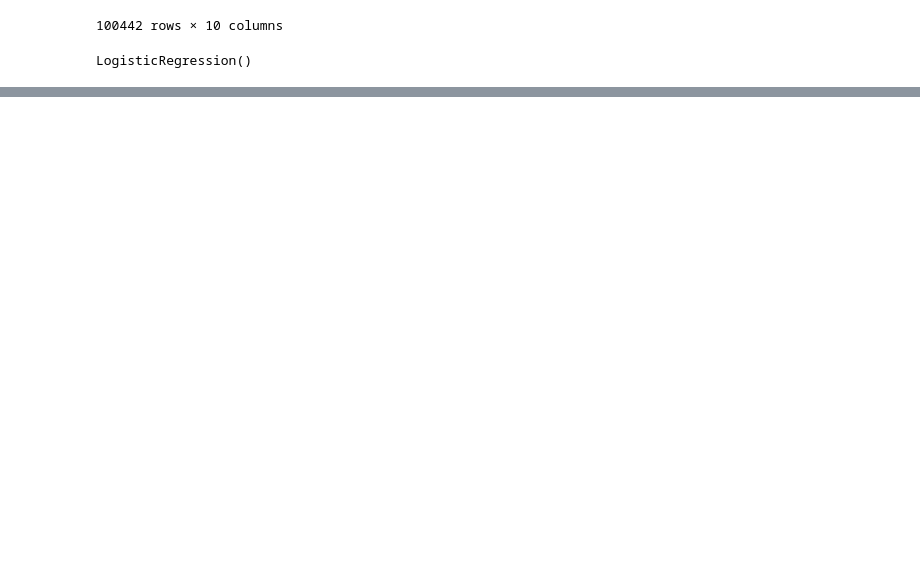
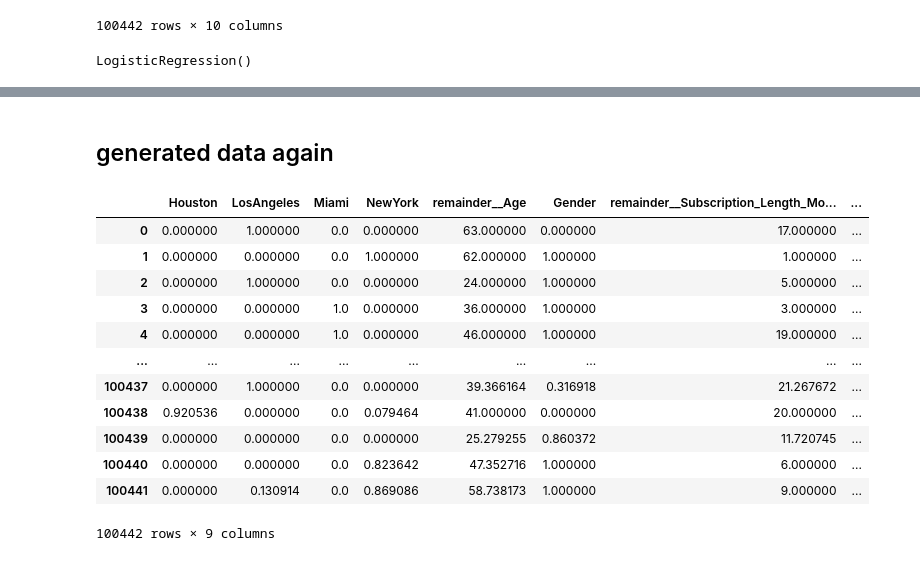
Before and after one commit to GyanPrakashkushwaha/Customer-Churn-Prediction, a Jupyter notebook: experiments/generate_data/smote.ipynb, the cells around one changed output, grey strips where cells are left out. Drawn from its saved outputs; the diff is of its cells as text; code cells hidden in the pictures; blank space fills up the shorter version.

```diff
--- a/experiments/generate_data/smote.ipynb
+++ b/experiments/generate_data/smote.ipynb
@@ -161,0 +202,20 @@ weighted avg       0.50      0.50      0.50     33146
+# %% [markdown]
+## generated data again
+# %%
+X,y= smte.fit_resample(X=df_SMOTE.drop(columns='Churn'),y=df_SMOTE['Churn'])
+# %%
+X
+# %% [output]
+|  | Houston | LosAngeles | Miami | NewYork | remainder__Age | Gender | remainder__Subscription_Length_Mo... | ... |
+| 0 | 0.000000 | 1.000000 | 0.0 | 0.000000 | 63.000000 | 0.000000 | 17.000000 | ... |
+| 1 | 0.000000 | 0.000000 | 0.0 | 1.000000 | 62.000000 | 1.000000 | 1.000000 | ... |
+| 2 | 0.000000 | 1.000000 | 0.0 | 0.000000 | 24.000000 | 1.000000 | 5.000000 | ... |
+| 3 | 0.000000 | 0.000000 | 1.0 | 0.000000 | 36.000000 | 1.000000 | 3.000000 | ... |
+| 4 | 0.000000 | 0.000000 | 1.0 | 0.000000 | 46.000000 | 1.000000 | 19.000000 | ... |
+| ... | ... | ... | ... | ... | ... | ... | ... | ... |
+| 100437 | 0.000000 | 1.000000 | 0.0 | 0.000000 | 39.366164 | 0.316918 | 21.267672 | ... |
+| 100438 | 0.920536 | 0.000000 | 0.0 | 0.079464 | 41.000000 | 0.000000 | 20.000000 | ... |
+| 100439 | 0.000000 | 0.000000 | 0.0 | 0.000000 | 25.279255 | 0.860372 | 11.720745 | ... |
+| 100440 | 0.000000 | 0.000000 | 0.0 | 0.823642 | 47.352716 | 1.000000 | 6.000000 | ... |
+| 100441 | 0.000000 | 0.130914 | 0.0 | 0.869086 | 58.738173 | 1.000000 | 9.000000 | ... |
+100442 rows × 9 columns
```
Also changed, not shown: parts of 14 cells of this notebook, 2 other files.
